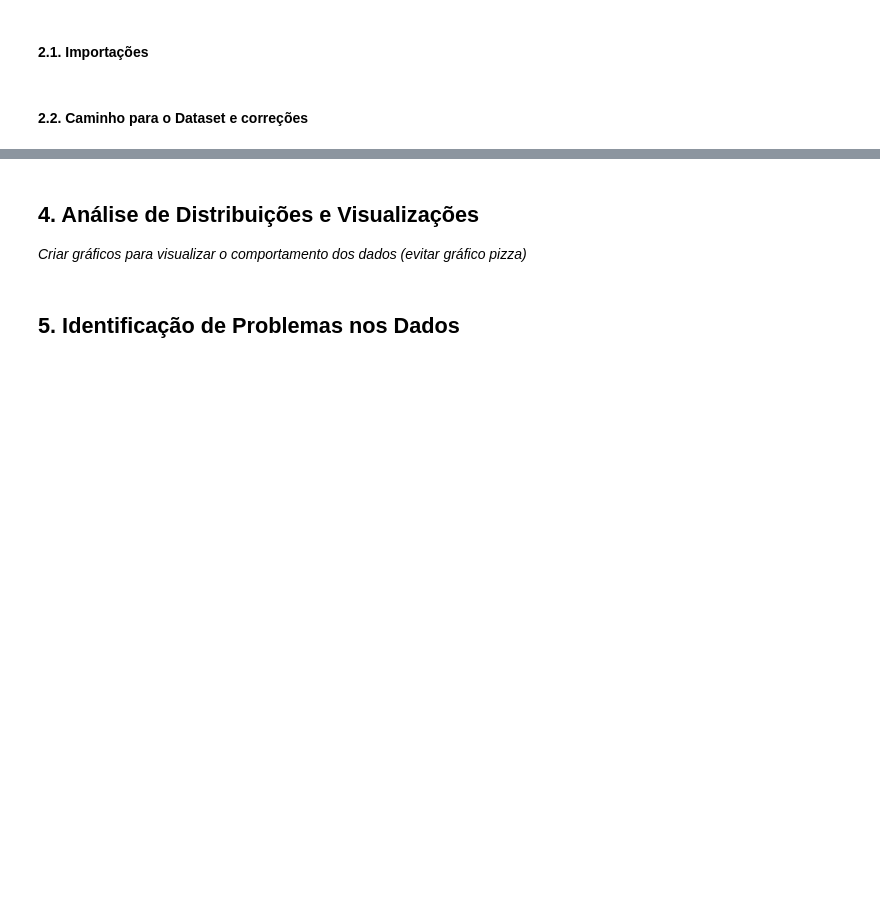
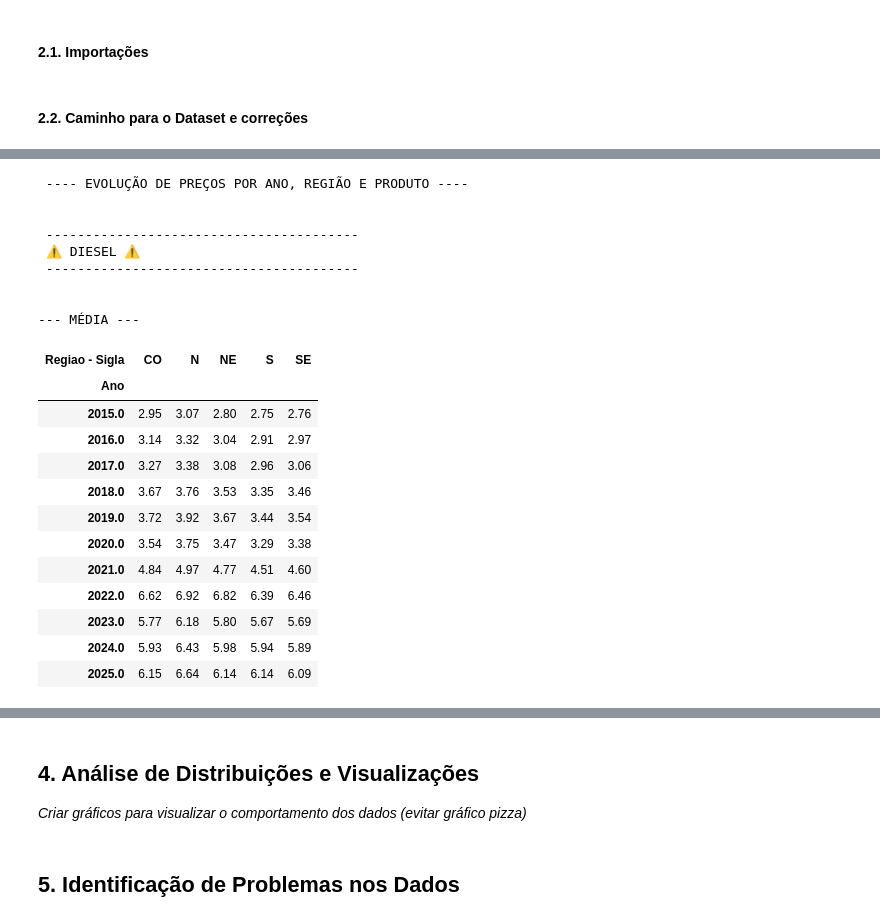
Before and after one commit to LucasCabra7/precos-combustiveis-brasil-2015-2025, a Jupyter notebook: Grupo_4_Análise_Exploratória_e_Modelagem_Preditiva_dos_Preços_de_Combustíveis_no_Brasil_(2015–2025).ipynb, the cells around one changed output, grey strips where cells are left out. Saved outputs shown, nothing was run; the diff lists cells and outputs as text; code cells hidden in the pictures; blank space fills up the shorter version.

Commit message:
Atualizações no modelo Descritivo, utilizando refatorações para o modelo de POO e criação da descrição 3.3 para Correlação entre o IPCA e Multiplicador de correção

```diff
--- a/Grupo_4_Análise_Exploratória_e_Modelagem_Preditiva_dos_Preços_de_Combustíveis_no_Brasil_(2015–2025).ipynb
+++ b/Grupo_4_Análise_Exploratória_e_Modelagem_Preditiva_dos_Preços_de_Combustíveis_no_Brasil_(2015–2025).ipynb
@@ -289,12 +57,0 @@ Essa abordagem fornece uma visão inicial do cenário nacional de preços de com
-# %%
-
-status_produto_por_combustivel = (
-    data_Frame
-    .groupby(['Produto', 'Estado - Sigla'])['Valor de Venda']
-    .describe()
-    .round(2)
-)
-
-for produto in status_produto_por_combustivel.index.levels[0]:
-    print(f"\n ESTATÍSTICAS PARA {produto} \n")
-    display(status_produto_por_combustivel.loc[produto])
@@ -794,0 +751,68 @@ Essa análise contribui para uma compreensão mais aprofundada do comportamento
+# %%
+class AnalisadorDeEvolucaoRegionalPrecoPorProduto:
+    def __init__(self, dataframe: pd.DataFrame):
+        self.dataframe = dataframe.copy()
+
+        self._garantir_coluna_ano()
+
+    def _garantir_coluna_ano(self):
+        if 'Ano' not in self.dataframe.columns:
+            self.dataframe['Data da Coleta'] = pd.to_datetime(self.dataframe['Data da Coleta'], errors='coerce')
+            self.dataframe['Ano'] = self.dataframe['Data da Coleta'].dt.year
+
+    def calcular_painel_de_metricas_para_produto(self, nome_do_produto: str):
+        dados_produto = self.dataframe[self.dataframe['Produto'] == nome_do_produto]
+
+        grupo_por_regiao_ano = dados_produto.groupby(['Ano', 'Regiao - Sigla'])['Valor de Venda']
+
+        metricas_importantes = {
+            'MÉDIA': grupo_por_regiao_ano.mean().round(2).unstack(),
+            'MEDIANA': grupo_por_regiao_ano.median().round(2).unstack(),
+            'MÍNIMO': grupo_por_regiao_ano.min().round(2).unstack(),
+            'MÁXIMO': grupo_por_regiao_ano.max().round(2).unstack()
+        }
+        return metricas_importantes
+
+    def exibir_painel_de_metricas_para_produto(self, nome_do_produto: str, metricas_importantes: dict):
+        print(f"\n {'-'*40}")
+        print(f" ⚠️ {nome_do_produto} ⚠️ ")
+        print(f" {'-'*40} \n")
+
+        for nome_metrica, tabela_metricas in metricas_importantes.items():
+            print(f"\n--- {nome_metrica} ---\n")
+            display(tabela_metricas)
+
+    def gerar_relatorio_completo_evolucao_regional_preco_por_produto(self):
+        print("\n ---- EVOLUÇÃO DE PREÇOS POR ANO, REGIÃO E PRODUTO ---- \n")
+
+        produtos_unicos_ordenados = sorted(self.dataframe['Produto'].dropna().unique())
+
+        for produto in produtos_unicos_ordenados:
+            metricas_importantes = self.calcular_painel_de_metricas_para_produto(produto)
+            self.exibir_painel_de_metricas_para_produto(produto, metricas_importantes)
+
+analisador_evolucao_regional = AnalisadorDeEvolucaoRegionalPrecoPorProduto(dataframe_final)
+analisador_evolucao_regional.gerar_relatorio_completo_evolucao_regional_preco_por_produto()
+# %% [output]
+ ---- EVOLUÇÃO DE PREÇOS POR ANO, REGIÃO E PRODUTO ----
+
+
+ ----------------------------------------
+ ⚠️ DIESEL ⚠️
+ ----------------------------------------
+
+
+--- MÉDIA ---
+| Regiao - Sigla | CO | N | NE | S | SE |
+| Ano |  |  |  |  |  |
+| 2015.0 | 2.95 | 3.07 | 2.80 | 2.75 | 2.76 |
+| 2016.0 | 3.14 | 3.32 | 3.04 | 2.91 | 2.97 |
+| 2017.0 | 3.27 | 3.38 | 3.08 | 2.96 | 3.06 |
+| 2018.0 | 3.67 | 3.76 | 3.53 | 3.35 | 3.46 |
+| 2019.0 | 3.72 | 3.92 | 3.67 | 3.44 | 3.54 |
+| 2020.0 | 3.54 | 3.75 | 3.47 | 3.29 | 3.38 |
+| 2021.0 | 4.84 | 4.97 | 4.77 | 4.51 | 4.60 |
+| 2022.0 | 6.62 | 6.92 | 6.82 | 6.39 | 6.46 |
+| 2023.0 | 5.77 | 6.18 | 5.80 | 5.67 | 5.69 |
+| 2024.0 | 5.93 | 6.43 | 5.98 | 5.94 | 5.89 |
+| 2025.0 | 6.15 | 6.64 | 6.14 | 6.14 | 6.09 |
```
Also changed, not shown: parts of 40 cells of this notebook, 1 other file.
